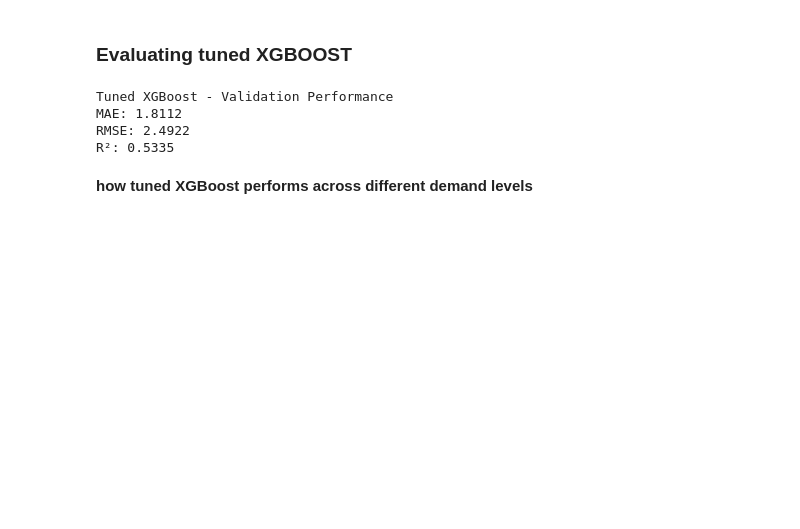
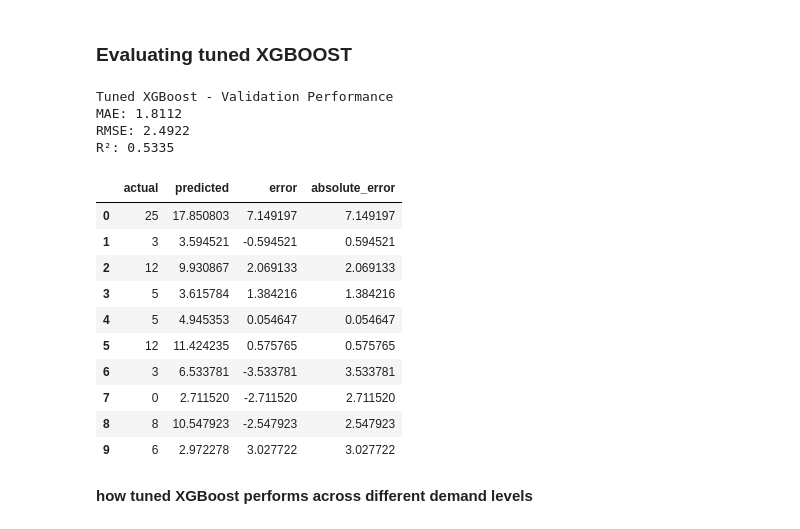
Before and after one commit to MwangiJoseph-25/pharmacy_retail_intelligence, a Jupyter notebook: Notebooks/pharmacy_demand_forecasting_analysis_and_modeling.ipynb, the cells around one changed output. Saved outputs shown, nothing was run; the diff lists cells and outputs as text; code cells hidden in the pictures; blank space fills up the shorter version.

```diff
--- a/Notebooks/pharmacy_demand_forecasting_analysis_and_modeling.ipynb
+++ b/Notebooks/pharmacy_demand_forecasting_analysis_and_modeling.ipynb
@@ -1182,23 +1238,53 @@ Best cross-validation MAE:
 # %% [markdown]
 ### Evaluating tuned XGBOOST
-# %%
-best_xgb_model = xgb_search.best_estimator_
-
-tuned_xgb_val_pred = best_xgb_model.predict(X_validation)
-
-tuned_xgb_mae = mean_absolute_error(y_validation, tuned_xgb_val_pred)
-tuned_xgb_rmse = np.sqrt(mean_squared_error(y_validation, tuned_xgb_val_pred))
-tuned_xgb_r2 = r2_score(y_validation, tuned_xgb_val_pred)
-
-print("Tuned XGBoost - Validation Performance")
-print(f"MAE: {tuned_xgb_mae:.4f}")
-print(f"RMSE: {tuned_xgb_rmse:.4f}")
-print(f"R²: {tuned_xgb_r2:.4f}")
-# %% [output]
-Tuned XGBoost - Validation Performance
-MAE: 1.8112
-RMSE: 2.4922
-R²: 0.5335
+# %%
+# Get the best tuned model
+best_xgb_model = xgb_search.best_estimator_
+
+# Generate validation predictions
+y_validation_pred = best_xgb_model.predict(X_validation)
+
+# Evaluate performance
+val_mae = mean_absolute_error(y_validation, y_validation_pred)
+val_rmse = np.sqrt(mean_squared_error(y_validation, y_validation_pred))
+val_r2 = r2_score(y_validation, y_validation_pred)
+
+print("Tuned XGBoost - Validation Performance")
+print(f"MAE: {val_mae:.4f}")
+print(f"RMSE: {val_rmse:.4f}")
+print(f"R²: {val_r2:.4f}")
+# %% [output]
+Tuned XGBoost - Validation Performance
+MAE: 1.8112
+RMSE: 2.4922
+R²: 0.5335
+# %%
+validation_results = pd.DataFrame({
+    'actual': y_validation.values,
+    'predicted': y_validation_pred
+})
+
+validation_results['error'] = (
+    validation_results['actual'] - validation_results['predicted']
+)
+
+validation_results['absolute_error'] = (
+    validation_results['error'].abs()
+)
+
+validation_results.head(10)
+# %% [output]
+|  | actual | predicted | error | absolute_error |
+| 0 | 25 | 17.850803 | 7.149197 | 7.149197 |
+| 1 | 3 | 3.594521 | -0.594521 | 0.594521 |
+| 2 | 12 | 9.930867 | 2.069133 | 2.069133 |
+| 3 | 5 | 3.615784 | 1.384216 | 1.384216 |
+| 4 | 5 | 4.945353 | 0.054647 | 0.054647 |
+| 5 | 12 | 11.424235 | 0.575765 | 0.575765 |
+| 6 | 3 | 6.533781 | -3.533781 | 3.533781 |
+| 7 | 0 | 2.711520 | -2.711520 | 2.711520 |
+| 8 | 8 | 10.547923 | -2.547923 | 2.547923 |
+| 9 | 6 | 2.972278 | 3.027722 | 3.027722 |
 # %% [markdown]
 **how tuned XGBoost performs across different demand levels**
 # %%
```
Also changed, not shown: parts of 47 cells of this notebook.
